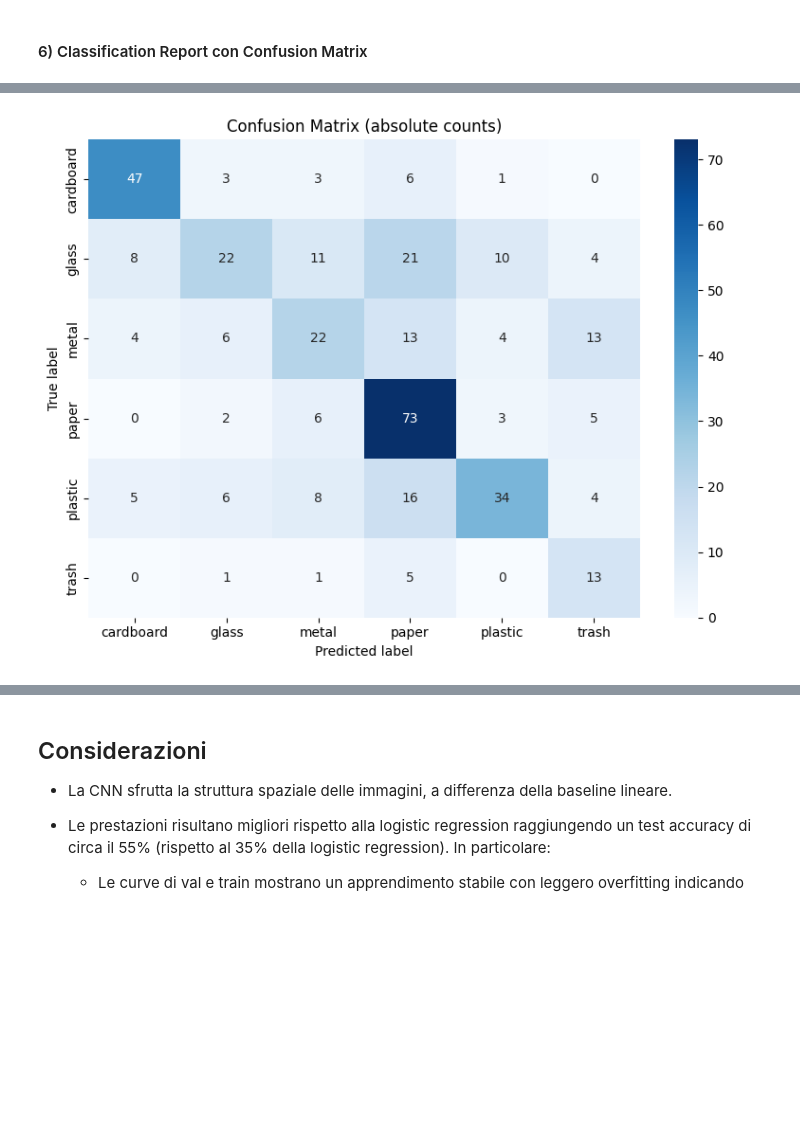
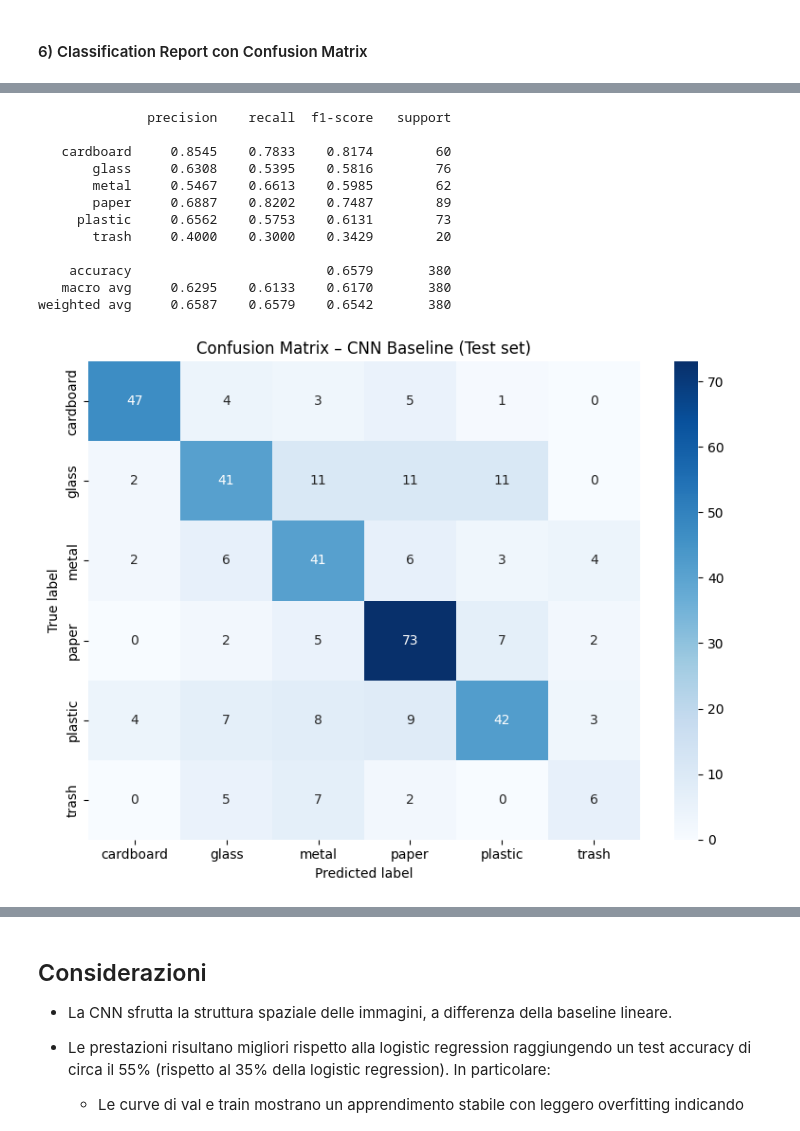
Before and after one commit to Benna02code/Progetto-Data-Science, a Jupyter notebook: notebooks/05_CNN_baseline.ipynb, the cells around one changed output, grey strips where cells are left out. Cells and saved outputs as stored; diff of their text form; code cells hidden in the pictures; blank space fills up the shorter version.

```diff
--- a/notebooks/05_CNN_baseline.ipynb
+++ b/notebooks/05_CNN_baseline.ipynb
@@ -276,0 +303,15 @@ Test accuracy: 0.5553
+# %%
+from tensorflow import keras
+from pathlib import Path
+
+PROJECT_ROOT = Path.cwd().parent
+models_dir = PROJECT_ROOT / "models"
+models_dir.mkdir(parents=True, exist_ok=True)
+
+model_path = models_dir / "cnn_baseline_best.keras"  # esempio
+
+print("Loading model from:", model_path)
+model = keras.models.load_model(model_path)
+model.summary()
+
+print("Model loaded successfully.")
@@ -340,27 +406,53 @@ weighted avg     0.5671    0.5553    0.5401       380
 # %%
+import seaborn as sns
 import matplotlib.pyplot as plt
-import seaborn as sns
+from sklearn.metrics import confusion_matrix, classification_report
 import numpy as np
 
+# Predizioni sul test set (BEST model)
+y_true, y_pred = [], []
+
+for x_batch, y_batch in test_ds:
+    probs = model.predict(x_batch, verbose=0)
+    preds = np.argmax(probs, axis=1)
+    y_true.extend(y_batch.numpy())
+    y_pred.extend(preds)
+
+# Classification report
+labels = [id2label[i] for i in range(len(id2label))]
+print(classification_report(y_true, y_pred, target_names=labels, digits=4))
+
+# Confusion matrix
 cm = confusion_matrix(y_true, y_pred)
 
-plt.figure(figsize=(8,6))
+plt.figure(figsize=(8, 6))
 sns.heatmap(
     cm,
     annot=True,
     fmt="d",
     cmap="Blues",
-    xticklabels=target_names,
-    yticklabels=target_names
+    xticklabels=labels,
+    yticklabels=labels
 )
-
 plt.xlabel("Predicted label")
 plt.ylabel("True label")
-plt.title("Confusion Matrix (absolute counts)")
+plt.title("Confusion Matrix – CNN Baseline (Test set)")
 plt.tight_layout()
 plt.show()
 # %% [output]
+              precision    recall  f1-score   support
+
+   cardboard     0.8545    0.7833    0.8174        60
+       glass     0.6308    0.5395    0.5816        76
+       metal     0.5467    0.6613    0.5985        62
+       paper     0.6887    0.8202    0.7487        89
+     plastic     0.6562    0.5753    0.6131        73
+       trash     0.4000    0.3000    0.3429        20
+
+    accuracy                         0.6579       380
+   macro avg     0.6295    0.6133    0.6170       380
+weighted avg     0.6587    0.6579    0.6542       380
-[figure, old version]
+[figure, new version]
 # %% [markdown]
 La **riga** di fatto ci mostra la `recall`, ovvero tra tutte quelle davvero della classe X, quante ne becco.
 
```
Also changed, not shown: parts of 20 cells of this notebook.
